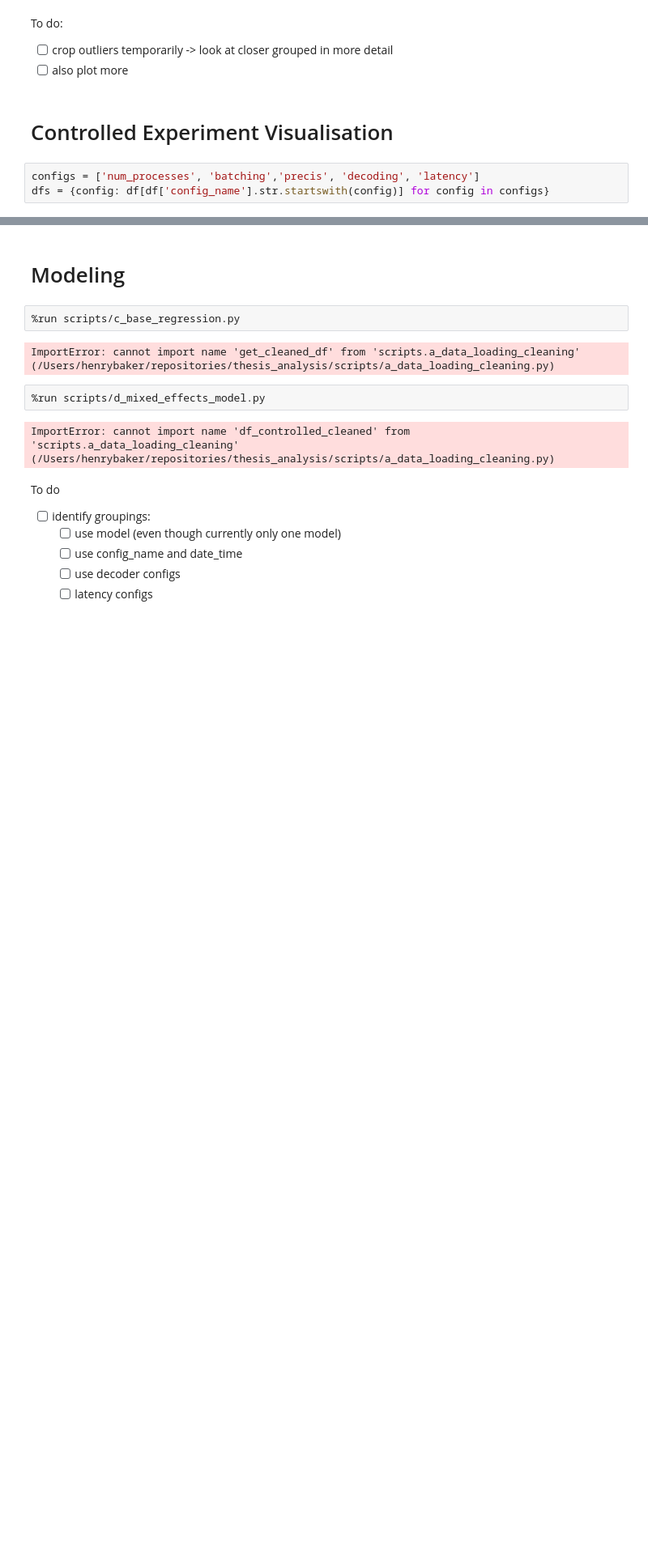
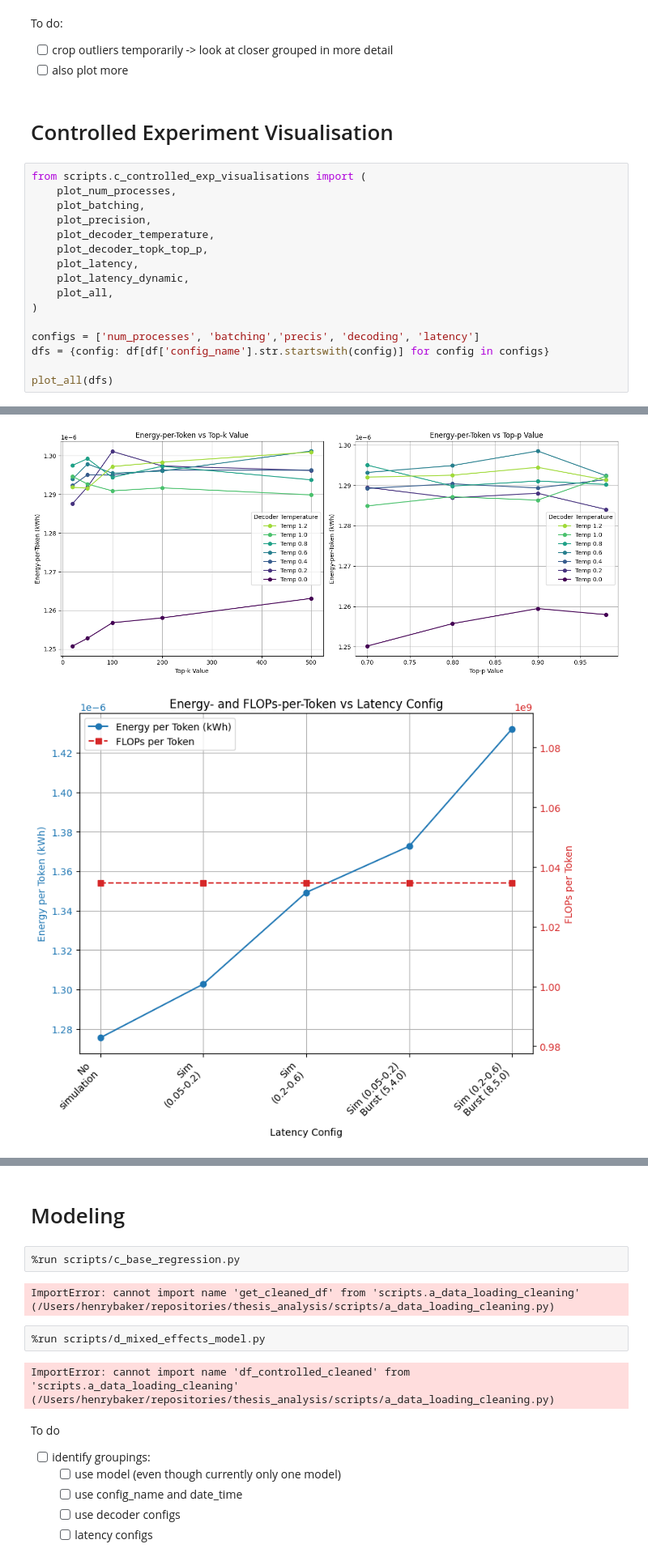
Before and after one commit to henrycgbaker/thesis_analysis, a Jupyter notebook: analysis_controlled_exp.ipynb, the cells around one changed output, grey strips where cells are left out. Shown at 81% size. Saved outputs shown, nothing was run; the diff lists cells and outputs as text; blank space fills up the shorter version.

Commit message:
visualisation script

```diff
--- a/analysis_controlled_exp.ipynb
+++ b/analysis_controlled_exp.ipynb
@@ -93,5 +93,19 @@ To do:
 # %% [markdown]
 # Controlled Experiment Visualisation
 # %%
+from scripts.c_controlled_exp_visualisations import (
+    plot_num_processes,
+    plot_batching,
+    plot_precision,
+    plot_decoder_temperature,
+    plot_decoder_topk_top_p,
+    plot_latency,
+    plot_latency_dynamic,
+    plot_all,
+)
+
 configs = ['num_processes', 'batching','precis', 'decoding', 'latency']
 dfs = {config: df[df['config_name'].str.startswith(config)] for config in configs}
+
+plot_all(dfs)
+# %% [output]
@@ -97,0 +116,2 @@ dfs = {config: df[df['config_name'].str.startswith(config)] for config in config
+[figure, added]
+[figure, added]
```
Also changed, not shown: parts of 11 cells of this notebook, 3 other files.
